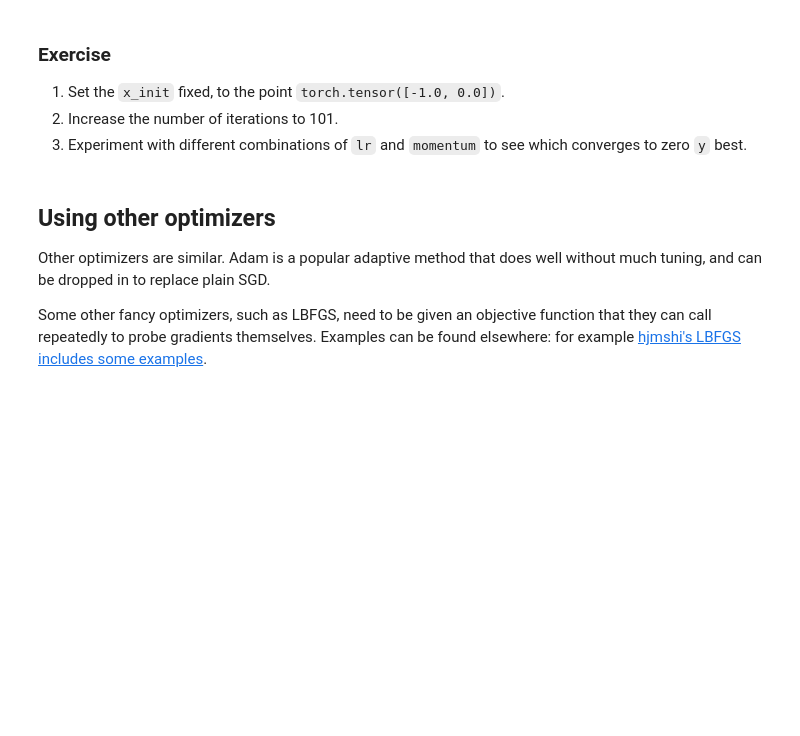
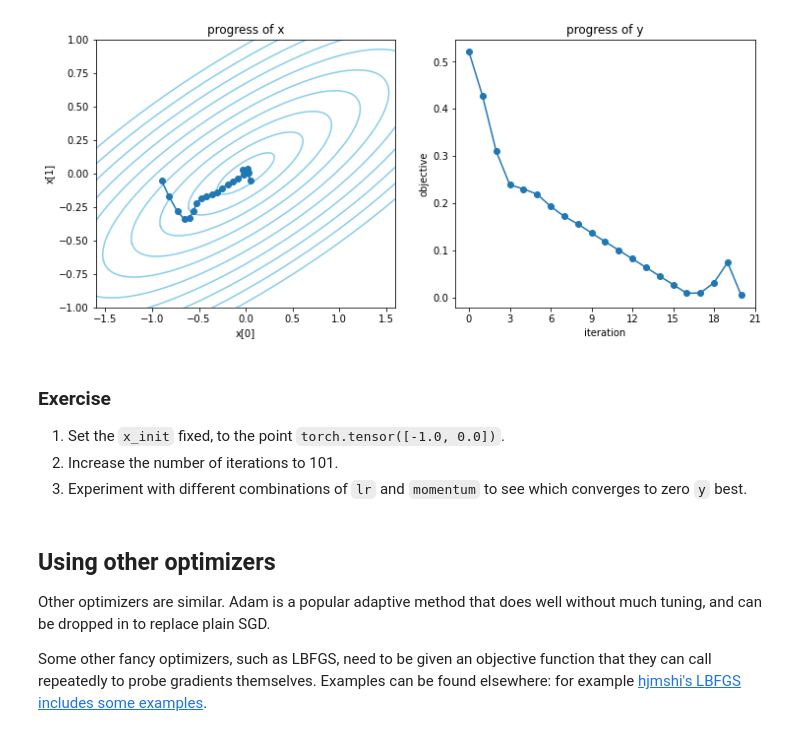
Before and after one commit to davidbau/how-to-read-pytorch, a Jupyter notebook: notebooks/3-Pytorch-Optimizers.ipynb, the cells around one changed output. Cells and saved outputs as stored; diff of their text form; code cells hidden in the pictures; blank space fills up the shorter version.

```diff
--- a/notebooks/3-Pytorch-Optimizers.ipynb
+++ b/notebooks/3-Pytorch-Optimizers.ipynb
@@ -53,23 +86,24 @@ To use SGD, you need to calculate your objective and fill in gradients on all th
 # %%
 import torch
 
-x_init = torch.randn(2)
 x = x_init.clone()
 x.requires_grad = True
 optimizer = torch.optim.SGD([x], lr=0.1, momentum=0.5)
 
 bowl = torch.tensor([[ 0.4410, -1.0317], [-0.2844, -0.1035]])
 track, losses = [], []
 
 for iter in range(21):
-    objective = torch.mm(bowl, x[:,None]).norm()
+    loss = torch.mm(bowl, x[:,None]).norm()
     optimizer.zero_grad()
-    objective.backward()
+    loss.backward()
     optimizer.step()
     track.append(x.detach().clone())
-    losses.append(objective.detach())
+    losses.append(loss.detach())
 
 plot_progress(bowl, track, losses)
+# %% [output]
+[figure, added]
 # %% [markdown]
 ### Exercise
 
```
Also changed, not shown: parts of 7 cells of this notebook, 5 other files.
